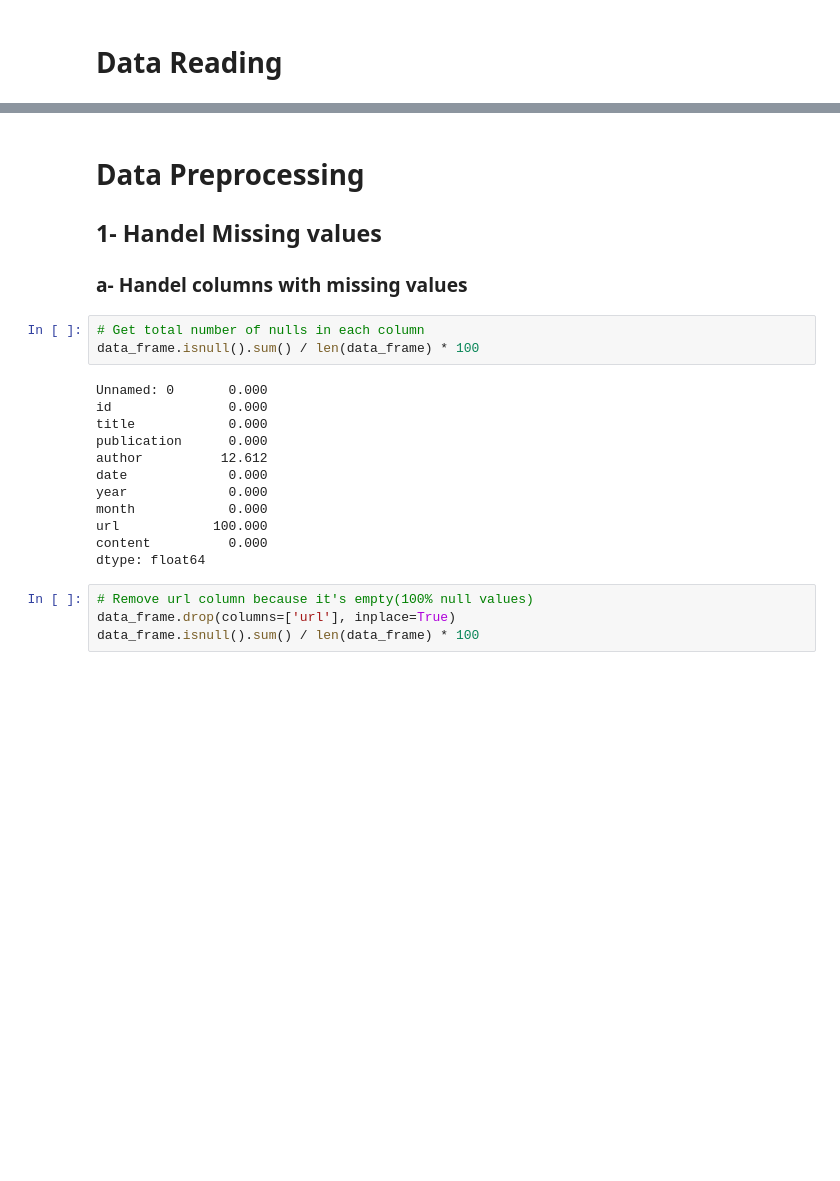
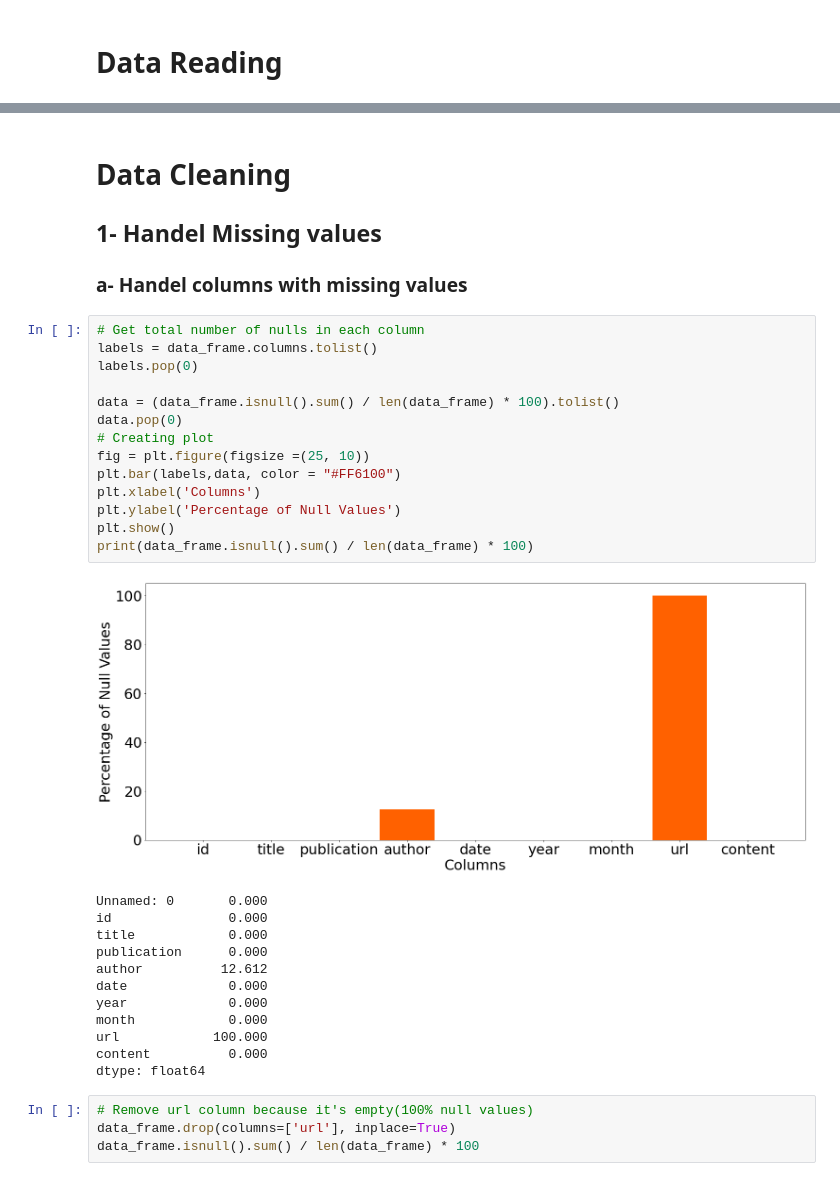
Before and after one commit to Haneentronic/NLP-Topic-Modeling-Classification, a Jupyter notebook: Topic_Modeling/TextModeling.ipynb, the cells around one changed output, grey strips where cells are left out. Cells and saved outputs as stored; diff of their text form; blank space fills up the shorter version.

```diff
--- a/Topic_Modeling/TextModeling.ipynb
+++ b/Topic_Modeling/TextModeling.ipynb
@@ -28,24 +30,36 @@ data_frame.head()
 | 3 | 3 | 17286 | Among Deaths in 2016, a Heavy Tol... | New York Times | William McDonald | 2017-04-10 | 2017.0 | 4.0 | NaN | Death may be the great equalizer,... |
 | 4 | 4 | 17287 | Kim Jong-un Says North Korea Is P... | New York Times | Choe Sang-Hun | 2017-01-02 | 2017.0 | 1.0 | NaN | SEOUL, South Korea — North Korea’... |
 # %% [markdown]
-# Data Preprocessing
+# Data Cleaning
 ## 1- Handel Missing values
 ### a- Handel columns with missing values
-# %%
-# Get total number of nulls in each column
-data_frame.isnull().sum() / len(data_frame) * 100
-# %% [output]
-Unnamed: 0       0.000
-id               0.000
-title            0.000
-publication      0.000
-author          12.612
-date             0.000
-year             0.000
-month            0.000
-url            100.000
-content          0.000
-dtype: float64
+# %%
+# Get total number of nulls in each column
+labels = data_frame.columns.tolist()
+labels.pop(0)
+
+data = (data_frame.isnull().sum() / len(data_frame) * 100).tolist()
+data.pop(0)
+# Creating plot
+fig = plt.figure(figsize =(25, 10))
+plt.bar(labels,data, color = "#FF6100")
+plt.xlabel('Columns')
+plt.ylabel('Percentage of Null Values')
+plt.show()
+print(data_frame.isnull().sum() / len(data_frame) * 100)
+# %% [output]
+[figure, added]
+Unnamed: 0       0.000
+id               0.000
+title            0.000
+publication      0.000
+author          12.612
+date             0.000
+year             0.000
+month            0.000
+url            100.000
+content          0.000
+dtype: float64
 # %%
 # Remove url column because it's empty(100% null values)
 data_frame.drop(columns=['url'], inplace=True)
```
Also changed, not shown: parts of 23 cells of this notebook.
